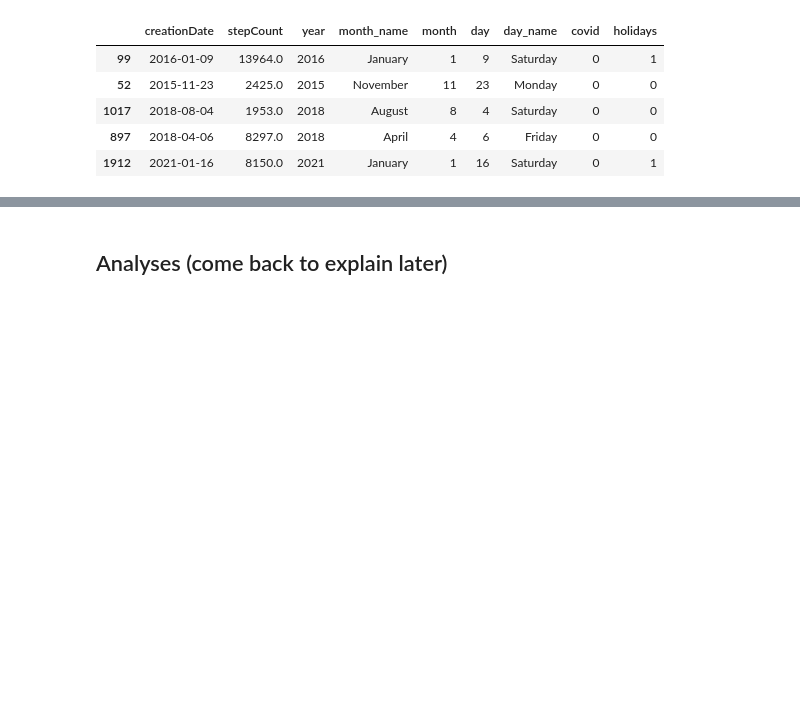
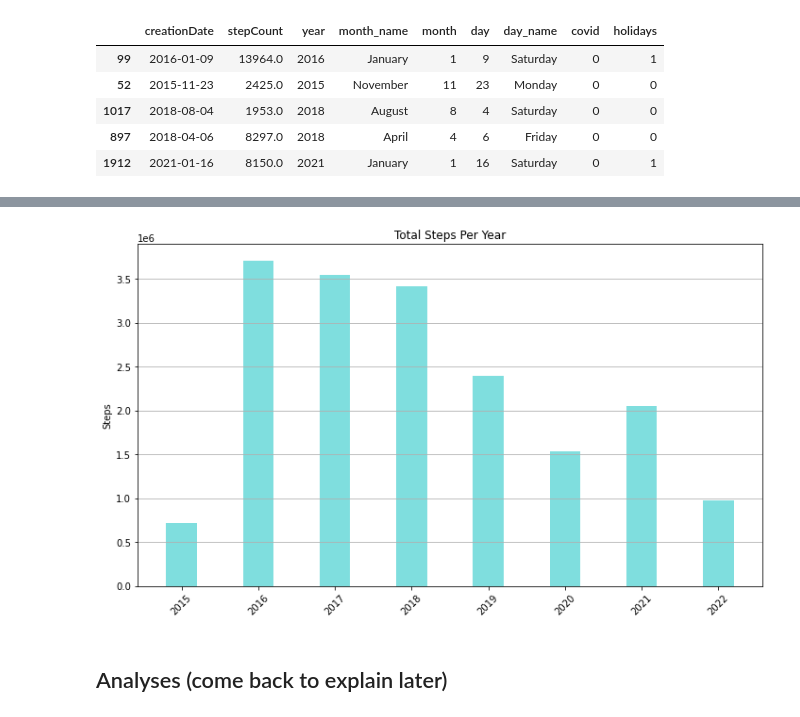
Before and after one commit to rebecca-weiss/HealthApp, a Jupyter notebook: steps_viz.ipynb, the cells around one changed output, grey strips where cells are left out. Drawn from its saved outputs; the diff is of its cells as text; code cells hidden in the pictures; blank space fills up the shorter version.

```diff
--- a/steps_viz.ipynb
+++ b/steps_viz.ipynb
@@ -140,3 +161,28 @@ fig.show()
+# %%
+# step count by year
+byyear = df.groupby("year", as_index=False)['stepCount'].sum()
+
+opacity = 0.5
+fig, ax = plt.subplots(figsize=[10, 6])
+ax.yaxis.grid(True)
+
+bar_width = 0.4
+
+fig = plt.bar(byyear.year, byyear.stepCount, bar_width,
+                 alpha=opacity,
+                 color='c',
+                 label='Steps')
+
+
+plt.ylabel('Steps')
+plt.title('Total Steps Per Year')
+plt.xticks(byyear.year, rotation=45)
+# plt.legend()
+
+plt.tight_layout()
+plt.show()
+# %% [output]
+[figure, added]
 # %% [markdown]
 ## Analyses (come back to explain later)
 # %%
```
Also changed, not shown: parts of 7 cells of this notebook.
